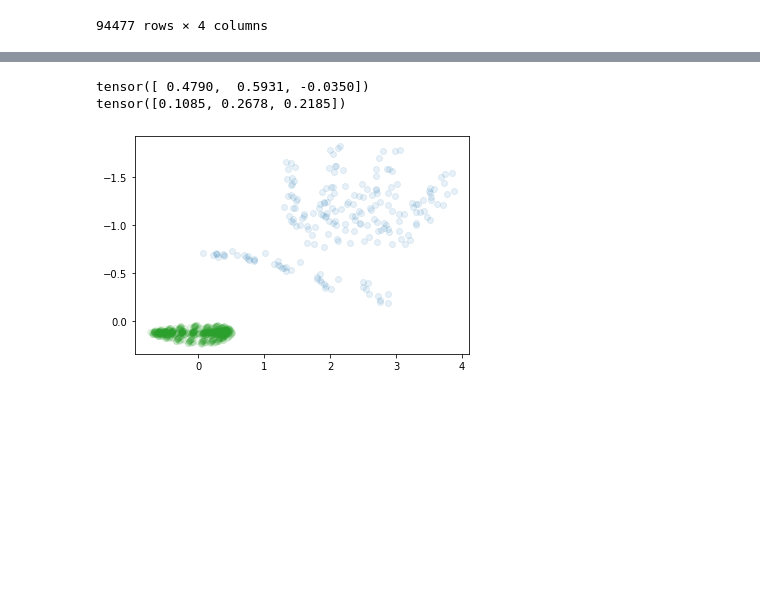
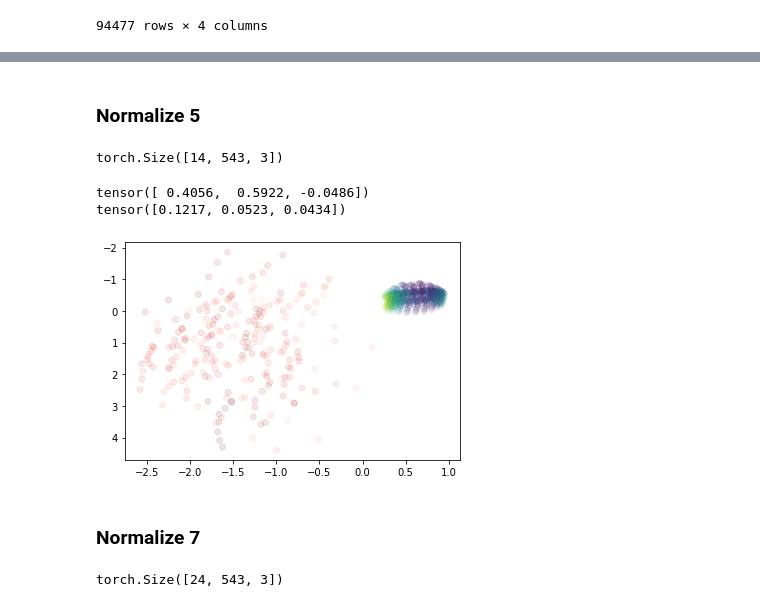
Before and after one commit to wonjun-dev/Google-Isolated-Sign-Language-Recognition, a Jupyter notebook: notebook/norm_visualize.ipynb, the cells around one changed output, grey strips where cells are left out. Cells and saved outputs as stored; diff of their text form; code cells hidden in the pictures; blank space fills up the shorter version.

```diff
--- a/notebook/norm_visualize.ipynb
+++ b/notebook/norm_visualize.ipynb
@@ -50,15 +66,15 @@ fig, ax = plt.subplots()
 ax.invert_yaxis()
 
 
-pq_file = f'/sources/dataset/{paths[777]}'
+pq_file = f'/sources/dataset/{paths[data_idx]}'
 xyz = load_relevant_data_subset(pq_file)
 
 pose = xyz[:,POSE]
 
 
-ax.scatter(pose[:, lhand_off, 0], pose[:, lhand_off, 1], alpha=0.1, cmap='Blues')
-ax.scatter(pose[:, rhand_off, 0], pose[:, rhand_off, 1], alpha=0.1, cmap='Reds')
-ax.scatter(pose[:, lip_off, 0], pose[:, lip_off, 1], alpha=0.1, cmap='viridis')
+ax.scatter(pose[:, lhand_off, 0], pose[:, lhand_off, 1], c=pose[:, lhand_off, 2], alpha=0.1, cmap='Blues')
+ax.scatter(pose[:, rhand_off, 0], pose[:, rhand_off, 1], c=pose[:, rhand_off, 2], alpha=0.1, cmap='Reds')
+ax.scatter(pose[:, lip_off, 0], pose[:, lip_off, 1], c=pose[:, lip_off, 2], alpha=0.1, cmap='viridis')
 
 
 plt.show()
@@ -95,29 +115,48 @@ tensor([0.3457])
+# %% [markdown]
+### Normalize 5
+# %%
+xyz = load_relevant_data_subset(pq_file)
+xyz = torch.from_numpy(xyz)
+print(xyz.shape)
+# %% [output]
+torch.Size([14, 543, 3])
 # %%
 fig, ax = plt.subplots()
 ax.invert_yaxis()
+
+xyz = xyz[:, POSE]
 
 valid_mask = ~torch.isnan(xyz)
 sum_xyz = torch.nansum(xyz, dim=(0, 1))
 count_xyz = torch.sum(valid_mask, dim=(0, 1)).to(torch.float32)
 
 mean_xyz = sum_xyz / count_xyz
 print(mean_xyz)
 
 gap = torch.where(valid_mask, xyz - mean_xyz, torch.tensor(float('nan')))
 sum_sq_diff = torch.nansum(gap ** 2, dim=(0, 1))
 std_xyz = torch.sqrt(sum_sq_diff / count_xyz)
 print(std_xyz)
 
 norm_xyz = torch.where(valid_mask, gap / std_xyz, torch.tensor(float('nan')))
+pose = norm_xyz
 
-pose = norm_xyz[:, POSE]
+# pose = norm_xyz[:, POSE]
 
-ax.scatter(pose[:, lhand_off, 0], pose[:, lhand_off, 1], alpha=0.1, cmap='Blues')
-ax.scatter(pose[:, rhand_off, 0], pose[:, rhand_off, 1], alpha=0.1, cmap='Reds')
-ax.scatter(pose[:, lip_off, 0], pose[:, lip_off, 1], alpha=0.1, cmap='viridis')
+ax.scatter(pose[:, lhand_off, 0], pose[:, lhand_off, 1], c=pose[:, lhand_off, 2], alpha=0.1, cmap='Blues')
+ax.scatter(pose[:, rhand_off, 0], pose[:, rhand_off, 1], c=pose[:, rhand_off, 2], alpha=0.1, cmap='Reds')
+ax.scatter(pose[:, lip_off, 0], pose[:, lip_off, 1], c=pose[:, lip_off, 2], alpha=0.1, cmap='viridis')
 
 plt.show()
 # %% [output]
-tensor([ 0.4790,  0.5931, -0.0350])
-tensor([0.1085, 0.2678, 0.2185])
+tensor([ 0.4056,  0.5922, -0.0486])
+tensor([0.1217, 0.0523, 0.0434])
-[figure, old version]
+[figure, new version]
+# %% [markdown]
+### Normalize 7
+# %%
+xyz = load_relevant_data_subset(pq_file)
+xyz = torch.from_numpy(xyz)
+print(xyz.shape)
+# %% [output]
+torch.Size([24, 543, 3])
```
Also changed, not shown: parts of 12 cells of this notebook, 23 other files.
